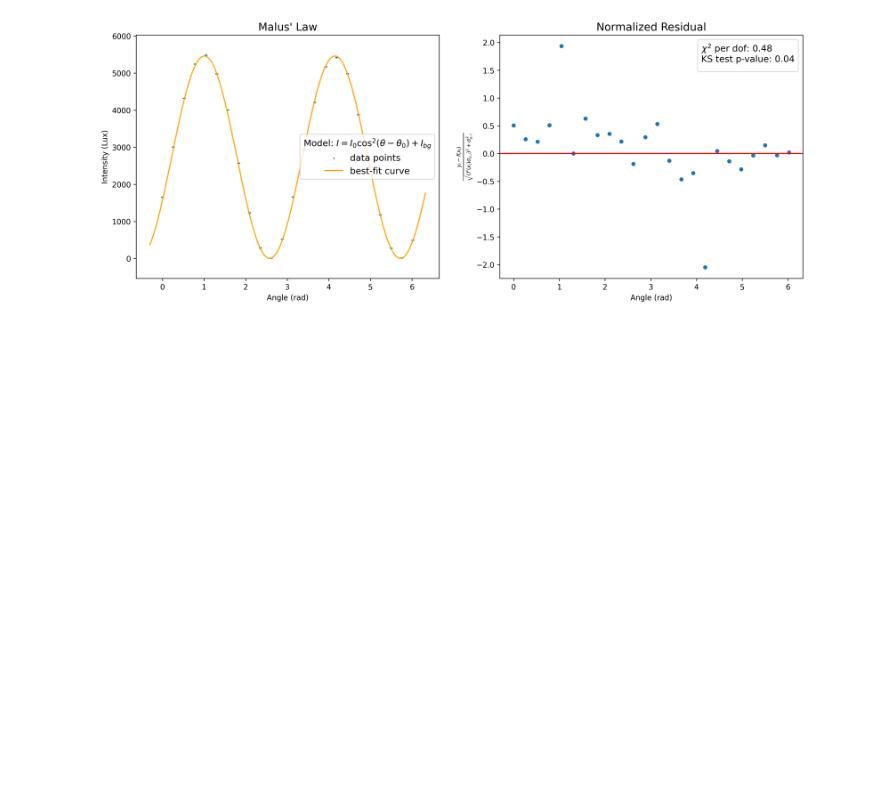
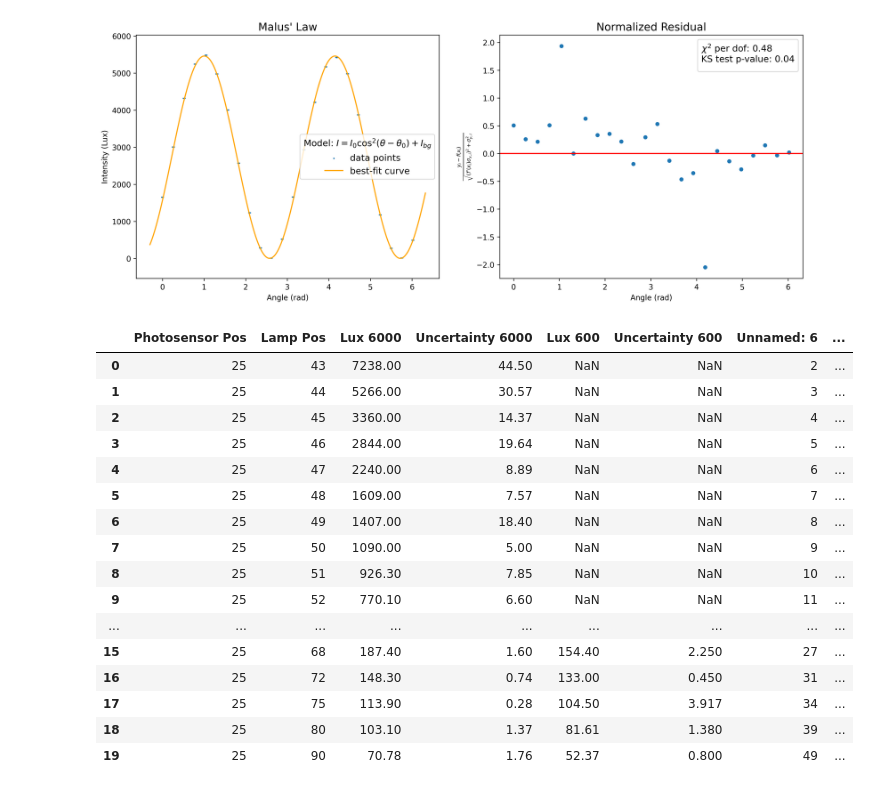
Before and after one commit to ryanliu30/5CL, a Jupyter notebook: notebooks/lab2.ipynb, the cells around one changed output. Cells and saved outputs as stored; diff of their text form; code cells hidden in the pictures; blank space fills up the shorter version.

```diff
--- a/notebooks/lab2.ipynb
+++ b/notebooks/lab2.ipynb
@@ -52,3 +52,24 @@ fit_and_plot(
  [ 5.45651793e+03  1.65568854e+01]
  [ 5.25790675e+00  1.11695066e+01]]
 [figure]
+# %%
+df = pd.read_csv("../data/5CL Lab 2 - 1.2.csv")
+df
+# %% [output]
+|  | Photosensor Pos | Lamp Pos | Lux 6000 | Uncertainty 6000 | Lux 600 | Uncertainty 600 | Unnamed: 6 | ... |
+| 0 | 25 | 43 | 7238.00 | 44.50 | NaN | NaN | 2 | ... |
+| 1 | 25 | 44 | 5266.00 | 30.57 | NaN | NaN | 3 | ... |
+| 2 | 25 | 45 | 3360.00 | 14.37 | NaN | NaN | 4 | ... |
+| 3 | 25 | 46 | 2844.00 | 19.64 | NaN | NaN | 5 | ... |
+| 4 | 25 | 47 | 2240.00 | 8.89 | NaN | NaN | 6 | ... |
+| 5 | 25 | 48 | 1609.00 | 7.57 | NaN | NaN | 7 | ... |
+| 6 | 25 | 49 | 1407.00 | 18.40 | NaN | NaN | 8 | ... |
+| 7 | 25 | 50 | 1090.00 | 5.00 | NaN | NaN | 9 | ... |
+| 8 | 25 | 51 | 926.30 | 7.85 | NaN | NaN | 10 | ... |
+| 9 | 25 | 52 | 770.10 | 6.60 | NaN | NaN | 11 | ... |
+| ... | ... | ... | ... | ... | ... | ... | ... | ... |
+| 15 | 25 | 68 | 187.40 | 1.60 | 154.40 | 2.250 | 27 | ... |
+| 16 | 25 | 72 | 148.30 | 0.74 | 133.00 | 0.450 | 31 | ... |
+| 17 | 25 | 75 | 113.90 | 0.28 | 104.50 | 3.917 | 34 | ... |
+| 18 | 25 | 80 | 103.10 | 1.37 | 81.61 | 1.380 | 39 | ... |
+| 19 | 25 | 90 | 70.78 | 1.76 | 52.37 | 0.800 | 49 | ... |
```
Also changed, not shown: parts of 2 cells of this notebook, 5 other files.
